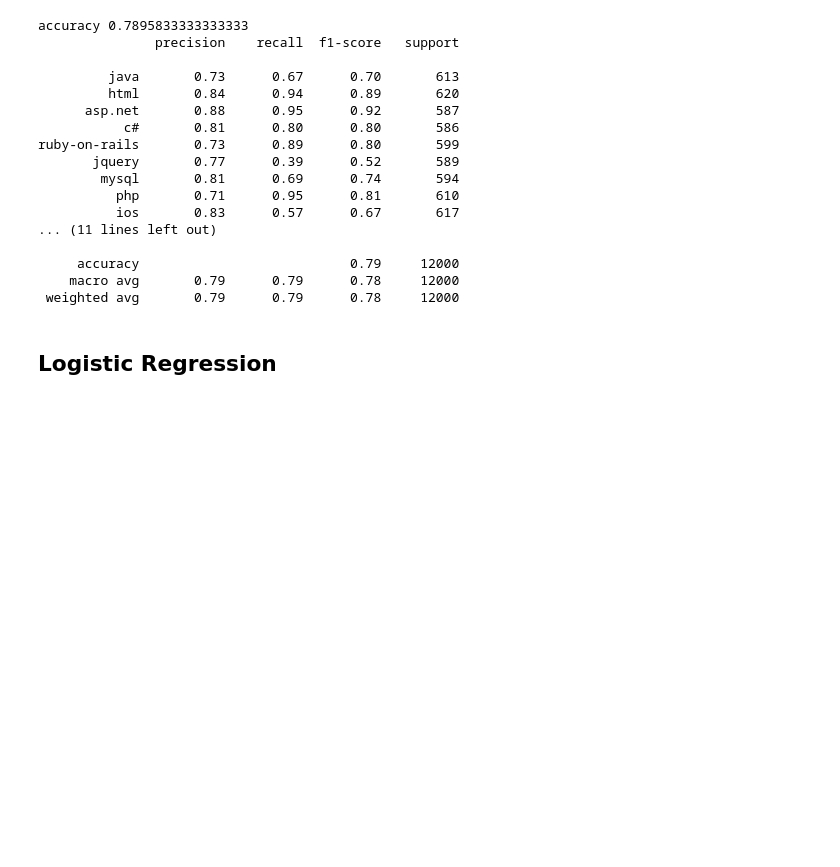
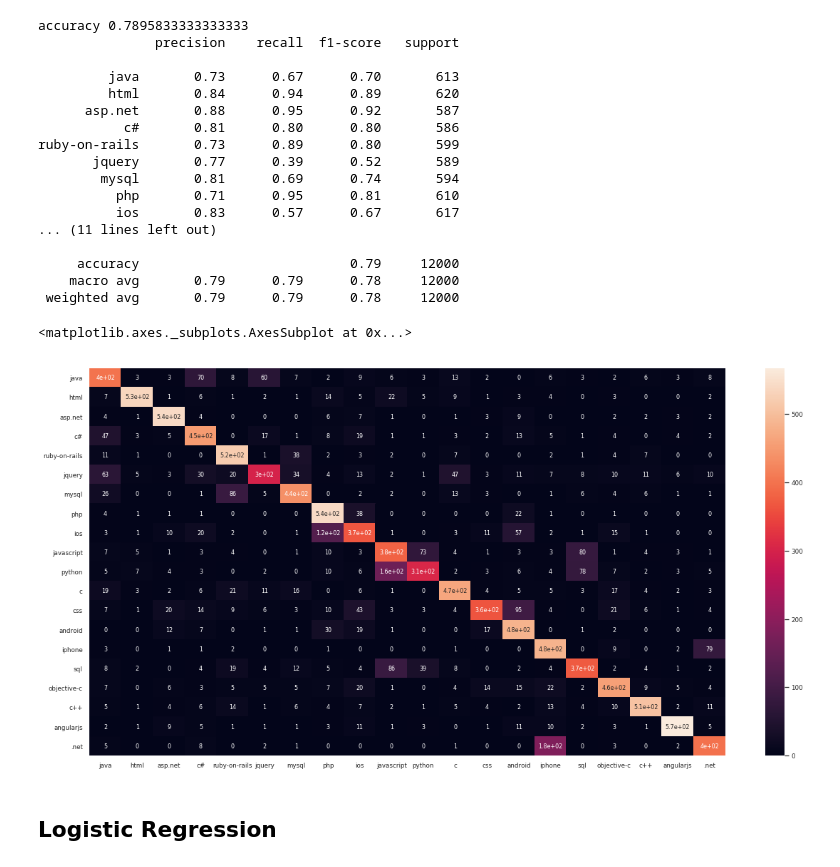
Before and after one commit to LeMans-SchoolofAI/NLP_Text_classification, a Jupyter notebook: Multi_Class_Text_Classification_Model_Comparison_and_Selection.ipynb, the cells around one changed output. Cells and saved outputs as stored; diff of their text form; code cells hidden in the pictures; blank space fills up the shorter version.

```diff
--- a/Multi_Class_Text_Classification_Model_Comparison_and_Selection.ipynb
+++ b/Multi_Class_Text_Classification_Model_Comparison_and_Selection.ipynb
@@ -183,6 +205,14 @@ ruby-on-rails       0.73      0.89      0.80       599
      accuracy                           0.79     12000
     macro avg       0.79      0.79      0.78     12000
  weighted avg       0.79      0.79      0.78     12000
+# %%
+df_cm = pd.DataFrame(confusion_matrix(y_test,y_pred),index=my_tags, columns=my_tags)
+plt.figure(figsize = (20,10))
+sn.set(font_scale=0.8)#for label size
+sn.heatmap(df_cm, annot=True,annot_kws={"size": 8})# font size
+# %% [output]
+<matplotlib.axes._subplots.AxesSubplot at 0x...>
+[figure, added]
 # %% [markdown]
 ## Logistic Regression
 # %%
```
Also changed, not shown: parts of 10 cells of this notebook.
